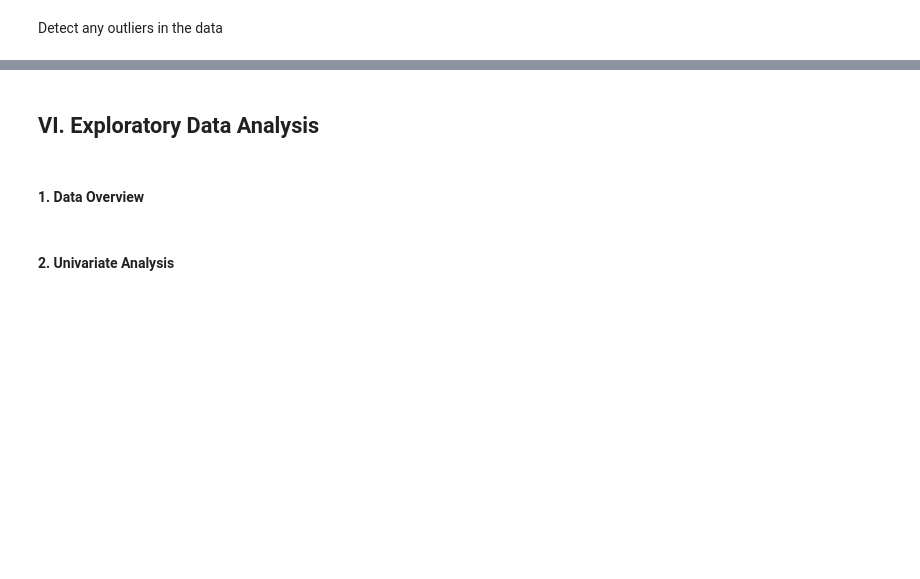
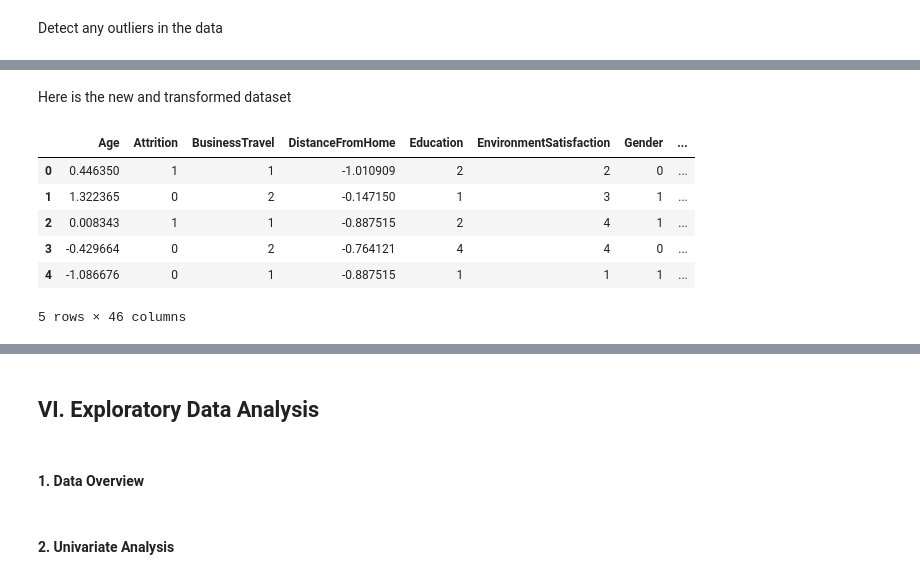
Before and after one commit to APaguil1990/SOLLDA1_MCO, a Jupyter notebook: IBM-Employee-Attrition-MCO.ipynb, the cells around one changed output, grey strips where cells are left out. Drawn from its saved outputs; the diff is of its cells as text; code cells hidden in the pictures; blank space fills up the shorter version.

```diff
--- a/IBM-Employee-Attrition-MCO.ipynb
+++ b/IBM-Employee-Attrition-MCO.ipynb
@@ -272,0 +288,4 @@ plt.show()
+# %%
+multi_category_columns = ['MaritalStatus', 'EducationField', 'JobRole', 'Department']
+
+df = pd.get_dummies(df, columns=multi_category_columns, drop_first=True)
@@ -272,0 +294,8 @@ plt.show()
+# %%
+business_travel_mapping = {
+    'Non-Travel': 0,
+    'Travel_Rarely': 1,
+    'Travel_Frequently': 2
+}
+
+df['BusinessTravel'] = df['BusinessTravel'].map(business_travel_mapping)
@@ -272,0 +317,13 @@ plt.show()
+# %%
+from sklearn.preprocessing import StandardScaler
+
+numerical_columns = [
+    'Age', 'DistanceFromHome', 'MonthlyIncome', 'PercentSalaryHike',
+    'YearsAtCompany', 'YearsInCurrentRole', 'YearsSinceLastPromotion',
+    'YearsWithCurrManager', 'TotalWorkingYears', 'NumCompaniesWorked',
+    'TrainingTimesLastYear'
+]
+
+scaler = StandardScaler()
+
+df[numerical_columns] = scaler.fit_transform(df[numerical_columns])
@@ -272,0 +341,19 @@ plt.show()
+# %%
+df['PromotionStagnation'] = df['YearsSinceLastPromotion'] / df['YearsAtCompany']
+df['RoleStagnation'] = df['YearsInCurrentRole'] / df['YearsAtCompany']
+df['ManagerTenureImpact'] = df['YearsWithCurrManager'] / df['YearsAtCompany']
+df['IncomeToHikeRatio'] = df['MonthlyIncome'] / df['PercentSalaryHike']
+
+df.fillna(0, inplace=True)
+# %% [markdown]
+Here is the new and transformed dataset
+# %%
+df.head()
+# %% [output]
+|  | Age | Attrition | BusinessTravel | DistanceFromHome | Education | EnvironmentSatisfaction | Gender | ... |
+| 0 | 0.446350 | 1 | 1 | -1.010909 | 2 | 2 | 0 | ... |
+| 1 | 1.322365 | 0 | 2 | -0.147150 | 1 | 3 | 1 | ... |
+| 2 | 0.008343 | 1 | 1 | -0.887515 | 2 | 4 | 1 | ... |
+| 3 | -0.429664 | 0 | 2 | -0.764121 | 4 | 4 | 0 | ... |
+| 4 | -1.086676 | 0 | 1 | -0.887515 | 1 | 1 | 1 | ... |
+5 rows × 46 columns
```
Also changed, not shown: parts of 25 cells of this notebook.
